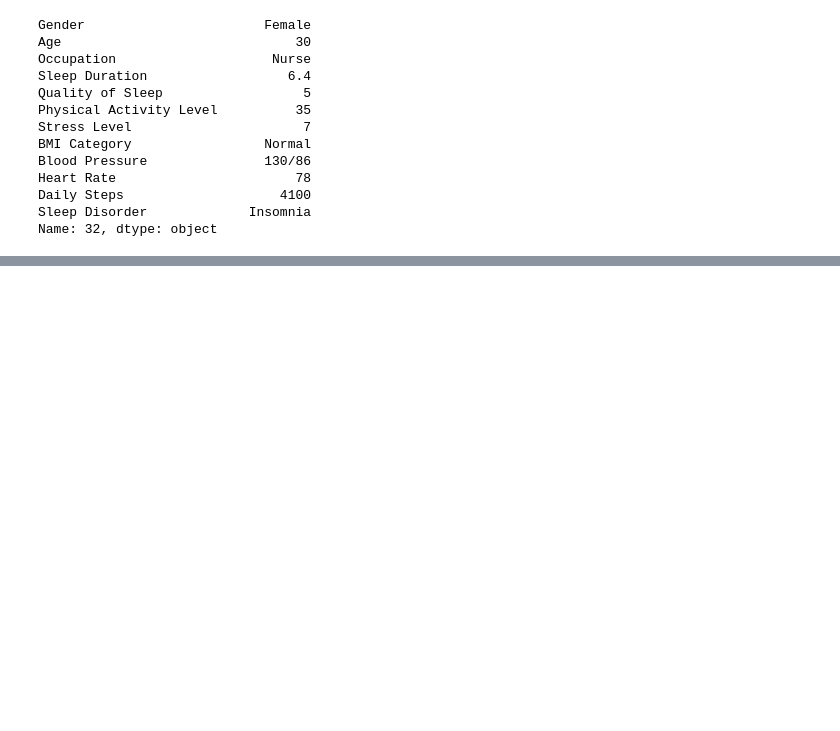
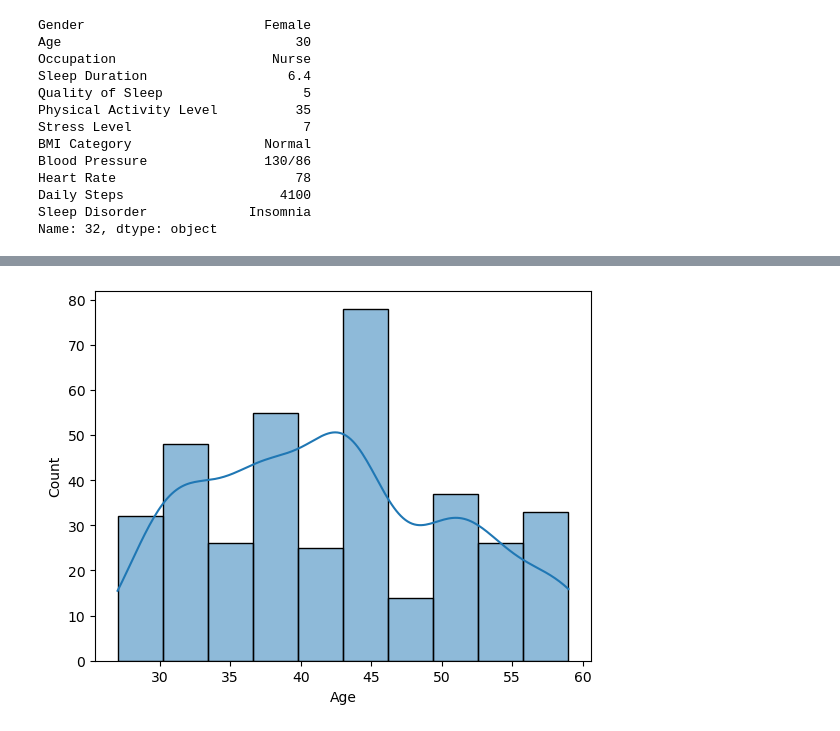
Before and after one commit to KALEOUUU/Junior-Data-Science-Competition, a Jupyter notebook: kerjain.ipynb, the cells around one changed output, grey strips where cells are left out. Cells and saved outputs as stored; diff of their text form; code cells hidden in the pictures; blank space fills up the shorter version.

```diff
--- a/kerjain.ipynb
+++ b/kerjain.ipynb
@@ -120,0 +137,7 @@ Name: 32, dtype: object
+# %%
+import seaborn as sns
+import matplotlib.pyplot as plt
+sns.histplot(data['Age'], kde=True)
+plt.show()
+# %% [output]
+[figure, added]
```
Also changed, not shown: parts of 7 cells of this notebook.
